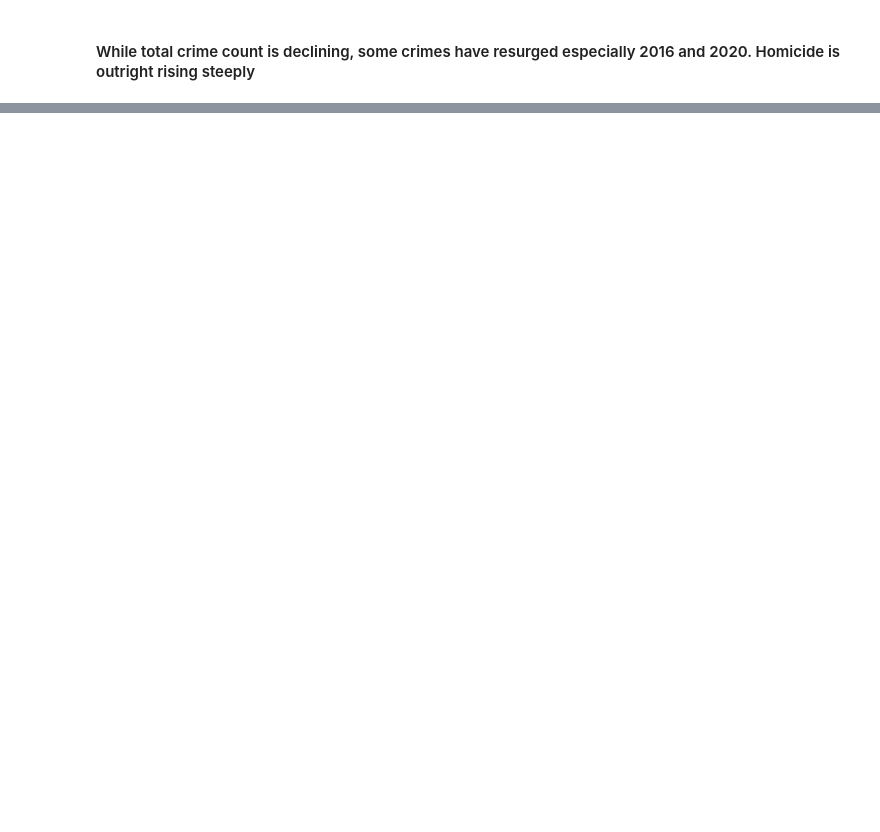
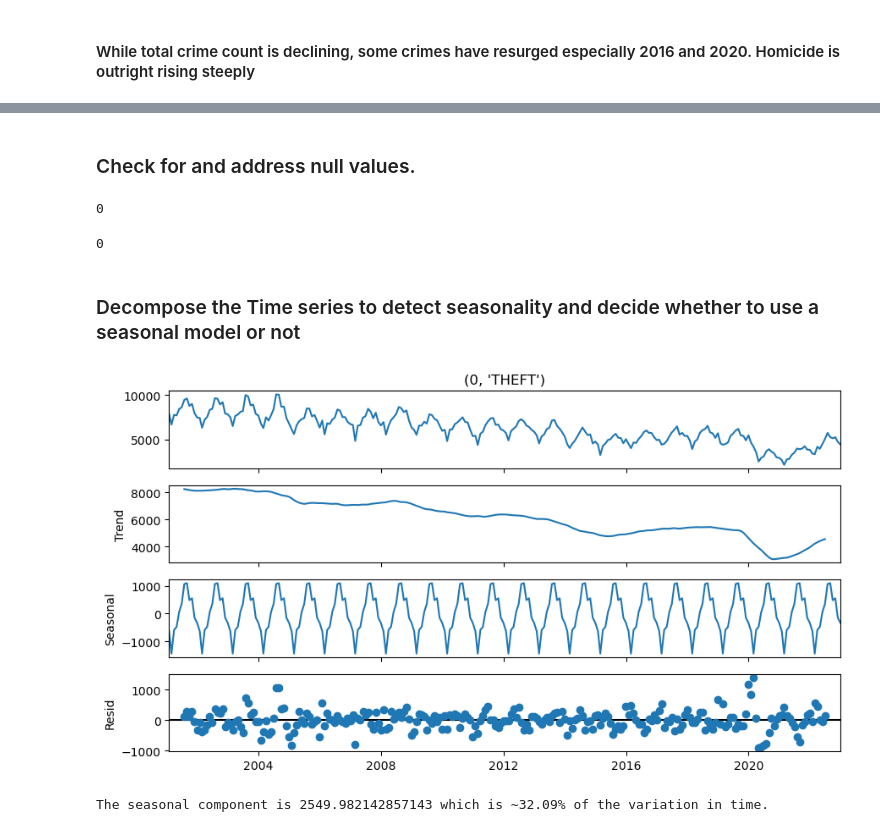
Before and after one commit to Rovidicus/Chicago-Crime, a Jupyter notebook: Chicago_Crime.ipynb, the cells around one changed output, grey strips where cells are left out. Saved outputs shown, nothing was run; the diff lists cells and outputs as text; code cells hidden in the pictures; blank space fills up the shorter version.

Commit message:
Made forecasts for theft and narcotics

```diff
--- a/Chicago_Crime.ipynb
+++ b/Chicago_Crime.ipynb
@@ -430,0 +357,7 @@ arson_counts.plot(style='o-',grid=True,ylabel='# of Crimes', xlabel='Year');
+# %%
+## First, resample the data as annual
+cs_month  = cs.groupby('Primary Type').resample('M').size().reset_index()
+# %%
+## can pivot the result to have the datetime as the index and the crime as the columns
+ts = cs_month.pivot(index='Datetime',columns='Primary Type')
+ts.head()
@@ -430,0 +394,3 @@ arson_counts.plot(style='o-',grid=True,ylabel='# of Crimes', xlabel='Year');
+# %%
+theft = ts.loc[:,(0,                             'THEFT')]
+theft
@@ -430,0 +428,12 @@ arson_counts.plot(style='o-',grid=True,ylabel='# of Crimes', xlabel='Year');
+# %% [markdown]
+### Check for and address null values.
+# %%
+theft.isna().sum()
+# %% [output]
+0
+# %%
+narc.isna().sum()
+# %% [output]
+0
+# %% [markdown]
+### Decompose the Time series to detect seasonality and decide whether to use a seasonal model or not
@@ -430,0 +455,16 @@ arson_counts.plot(style='o-',grid=True,ylabel='# of Crimes', xlabel='Year');
+# %%
+## Use Seasonal Decompose to check for seasonality
+decomp = tsa.seasonal_decompose(theft)
+fig = decomp.plot()
+fig.set_size_inches(9, 5)
+fig.tight_layout()
+# %% [output]
+[figure, added]
+# %%
+# How big is the seasonal component
+seasonal_delta = decomp.seasonal.max() - decomp.seasonal.min()
+
+# How big is the seasonal component relative to the time series?
+print(f"The seasonal component is {seasonal_delta} which is ~{seasonal_delta/(theft.max()-theft.min()) * 100 :.2f}% of the variation in time.")
+# %% [output]
+The seasonal component is 2549.982142857143 which is ~32.09% of the variation in time.
```
Also changed, not shown: parts of 88 cells of this notebook.
